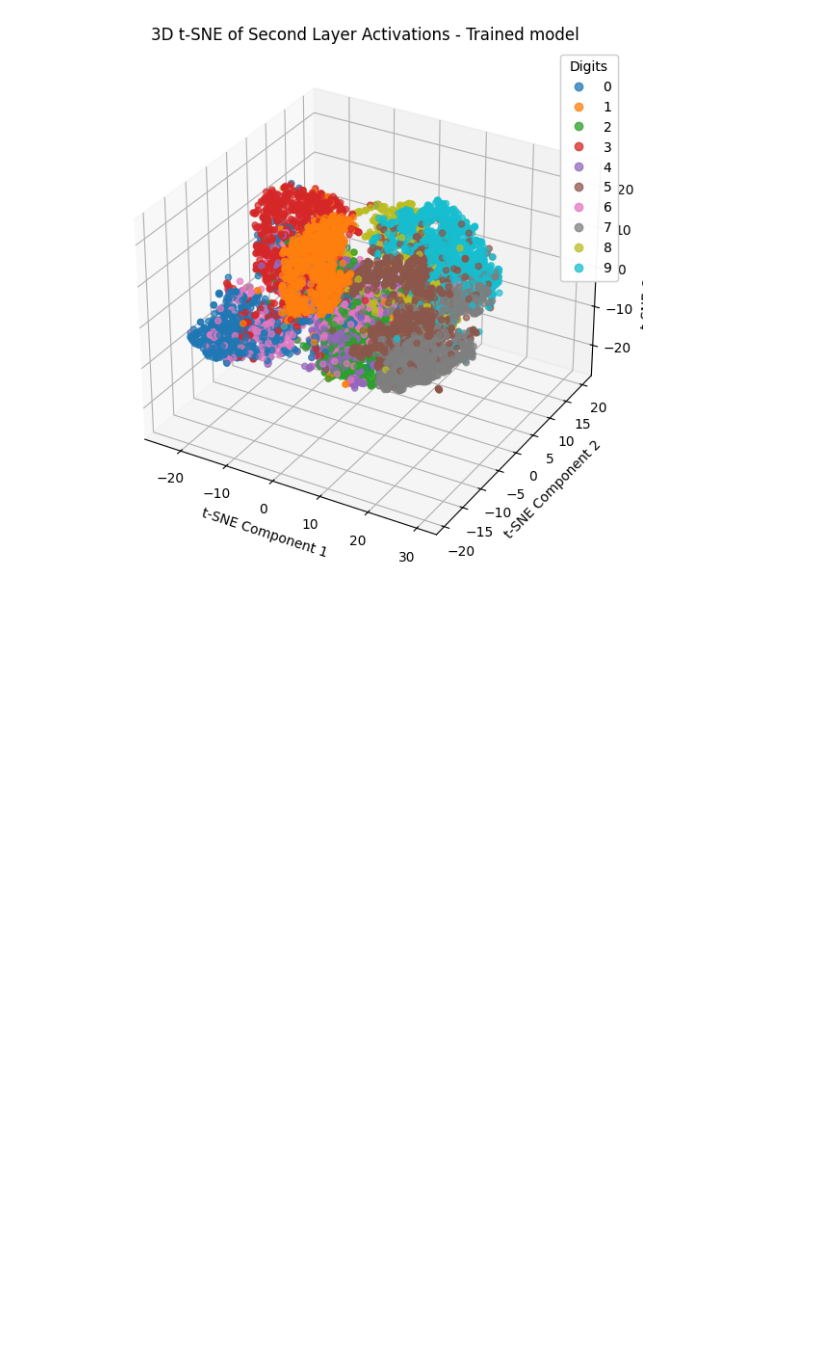
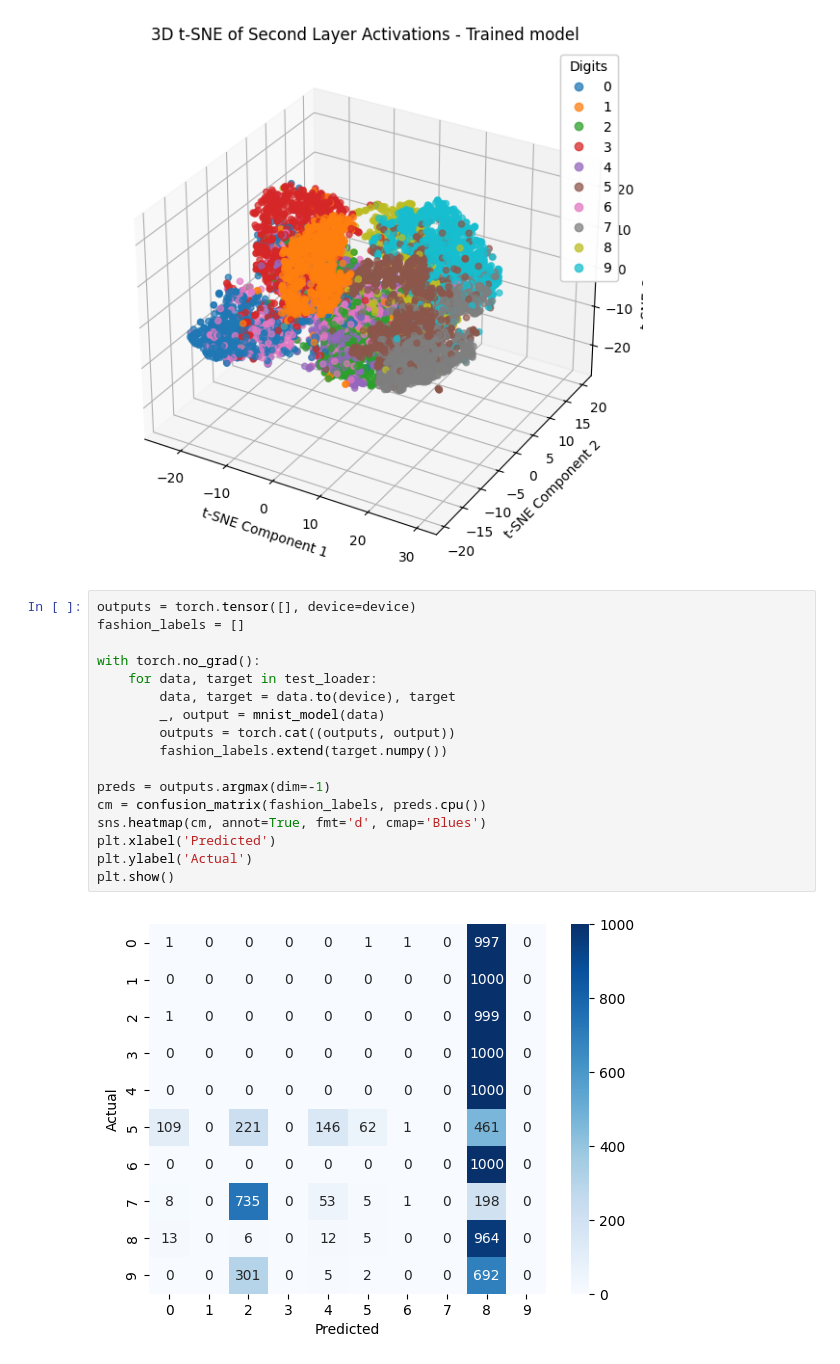
Before and after one commit to Reckadon/ES335-ML-Assignment-3, a Jupyter notebook: Task3-MNIST-MLP.ipynb, the cells around one changed output. Cells and saved outputs as stored; diff of their text form; blank space fills up the shorter version.

Commit message:
added conf matrix

```diff
--- a/Task3-MNIST-MLP.ipynb
+++ b/Task3-MNIST-MLP.ipynb
@@ -482,3 +492,22 @@ AxesImage(shape=(28, 28))
 tSNE(mnist_model, "Trained", test_loader)
 # %% [output]
 [figure]
+# %%
+outputs = torch.tensor([], device=device)
+fashion_labels = []
+
+with torch.no_grad():
+    for data, target in test_loader:
+        data, target = data.to(device), target
+        _, output = mnist_model(data)
+        outputs = torch.cat((outputs, output))
+        fashion_labels.extend(target.numpy())
+
+preds = outputs.argmax(dim=-1)
+cm = confusion_matrix(fashion_labels, preds.cpu())
+sns.heatmap(cm, annot=True, fmt='d', cmap='Blues')
+plt.xlabel('Predicted')
+plt.ylabel('Actual')
+plt.show()
+# %% [output]
+[figure, added]
```
Also changed, not shown: parts of 5 cells of this notebook.
